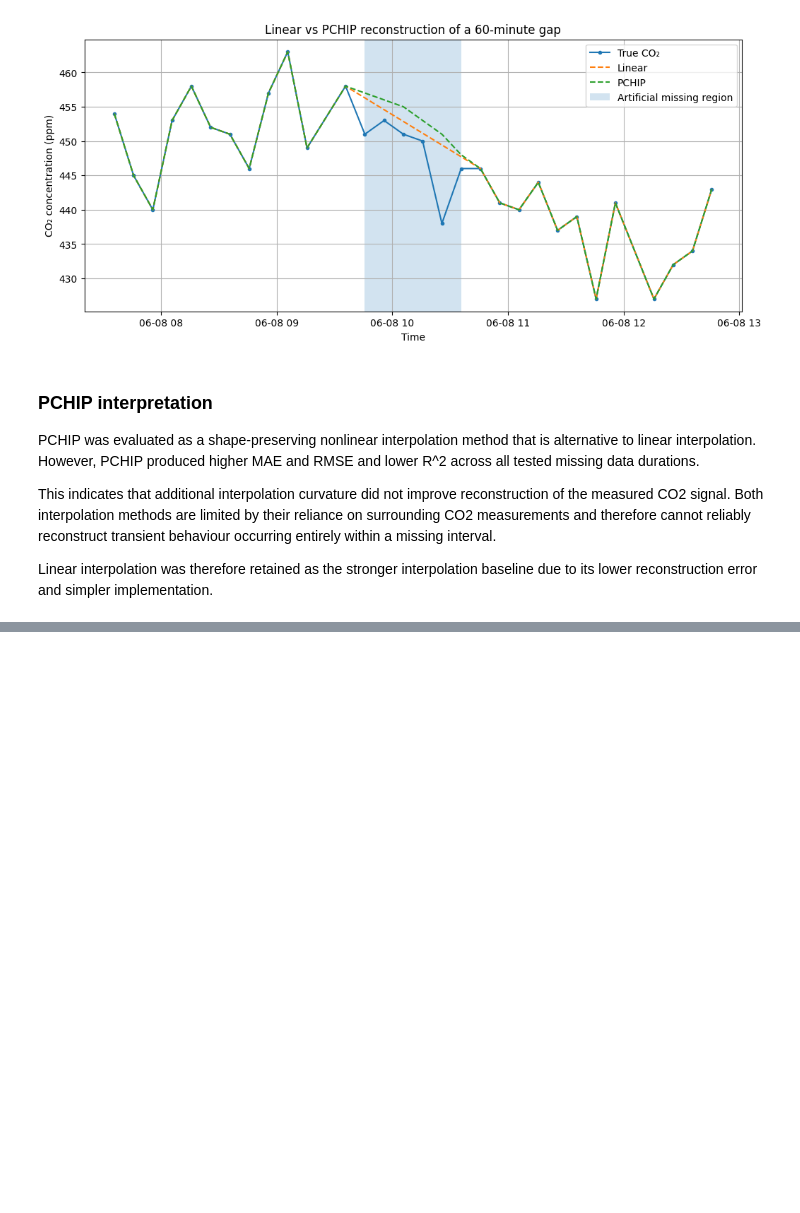
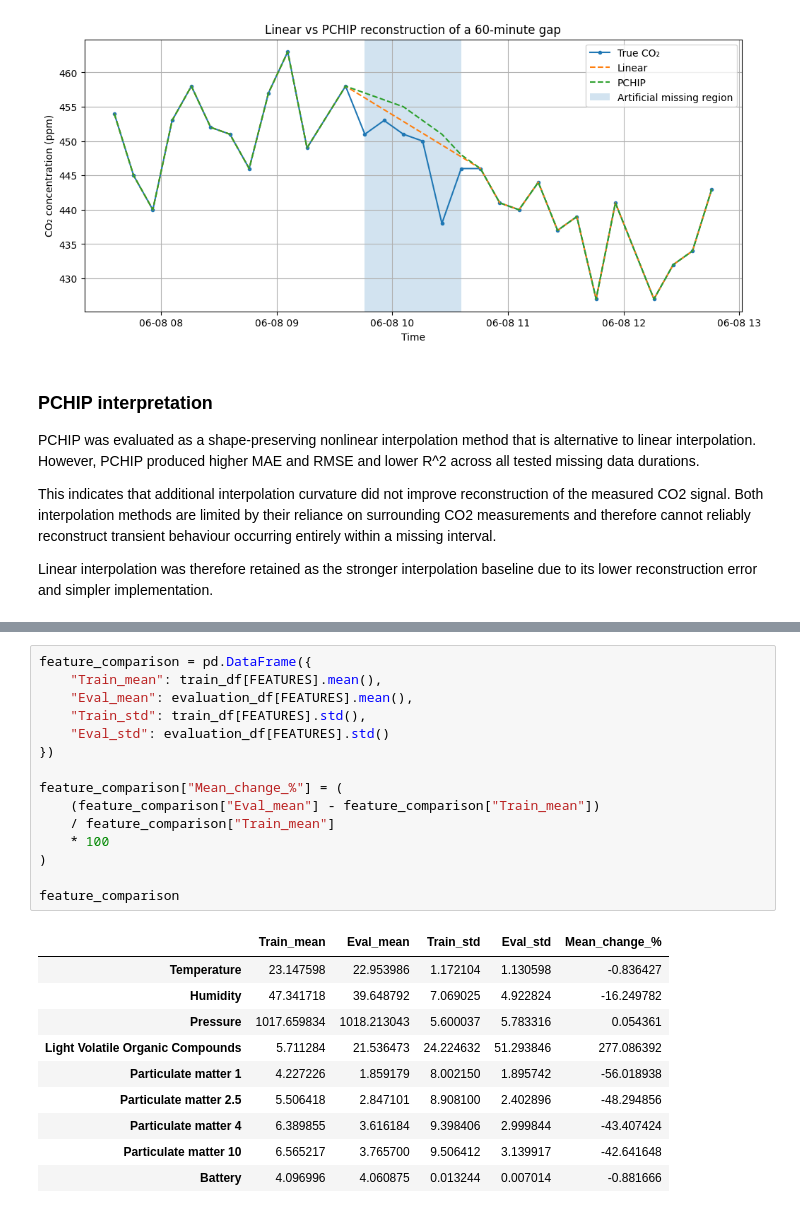
Before and after one commit to erica-teoh/MMA3001-CO2-Reconstruction, a Jupyter notebook: MMA3001_CO2_Reconstruction.ipynb, the cells around one changed output, grey strips where cells are left out. Drawn from its saved outputs; the diff is of its cells as text; blank space fills up the shorter version.

```diff
--- a/MMA3001_CO2_Reconstruction.ipynb
+++ b/MMA3001_CO2_Reconstruction.ipynb
@@ -1002,0 +1213,26 @@ Linear interpolation was therefore retained as the stronger interpolation baseli
+# %%
+feature_comparison = pd.DataFrame({
+    "Train_mean": train_df[FEATURES].mean(),
+    "Eval_mean": evaluation_df[FEATURES].mean(),
+    "Train_std": train_df[FEATURES].std(),
+    "Eval_std": evaluation_df[FEATURES].std()
+})
+
+feature_comparison["Mean_change_%"] = (
+    (feature_comparison["Eval_mean"] - feature_comparison["Train_mean"])
+    / feature_comparison["Train_mean"]
+    * 100
+)
+
+feature_comparison
+# %% [output]
+|  | Train_mean | Eval_mean | Train_std | Eval_std | Mean_change_% |
+| Temperature | 23.147598 | 22.953986 | 1.172104 | 1.130598 | -0.836427 |
+| Humidity | 47.341718 | 39.648792 | 7.069025 | 4.922824 | -16.249782 |
+| Pressure | 1017.659834 | 1018.213043 | 5.600037 | 5.783316 | 0.054361 |
+| Light Volatile Organic Compounds | 5.711284 | 21.536473 | 24.224632 | 51.293846 | 277.086392 |
+| Particulate matter 1 | 4.227226 | 1.859179 | 8.002150 | 1.895742 | -56.018938 |
+| Particulate matter 2.5 | 5.506418 | 2.847101 | 8.908100 | 2.402896 | -48.294856 |
+| Particulate matter 4 | 6.389855 | 3.616184 | 9.398406 | 2.999844 | -43.407424 |
+| Particulate matter 10 | 6.565217 | 3.765700 | 9.506412 | 3.139917 | -42.641648 |
+| Battery | 4.096996 | 4.060875 | 0.013244 | 0.007014 | -0.881666 |
```
Also changed, not shown: parts of 16 cells of this notebook.
